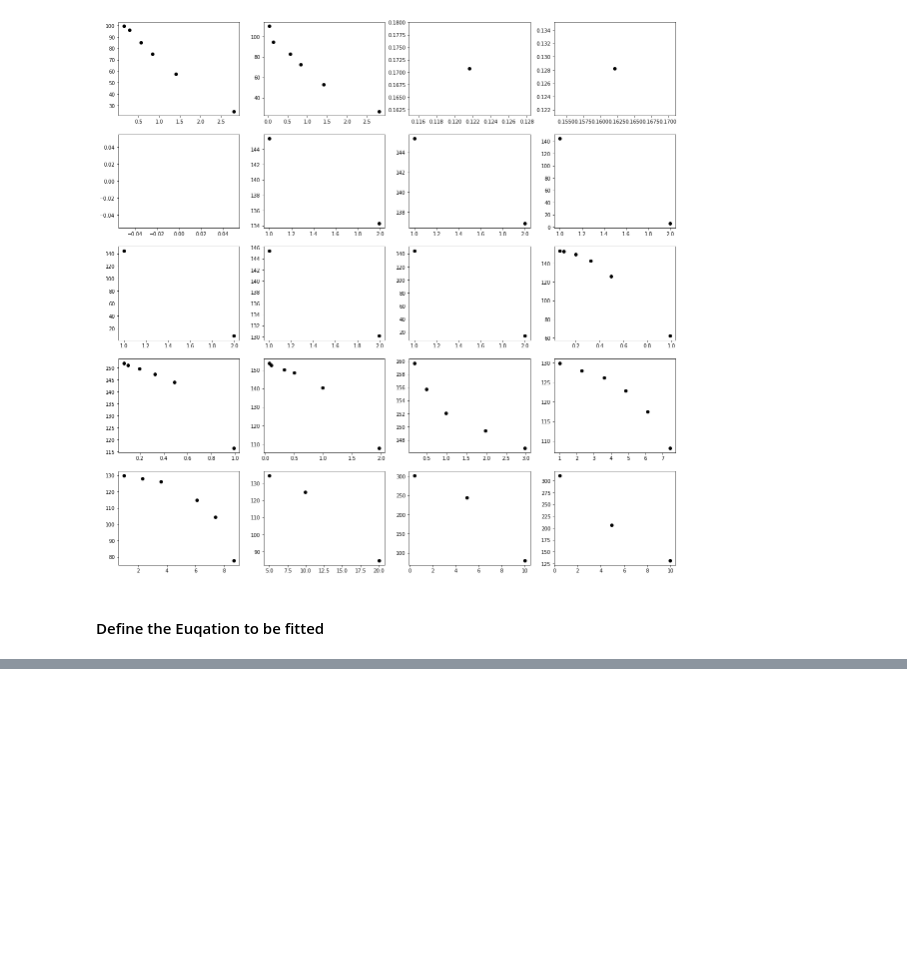
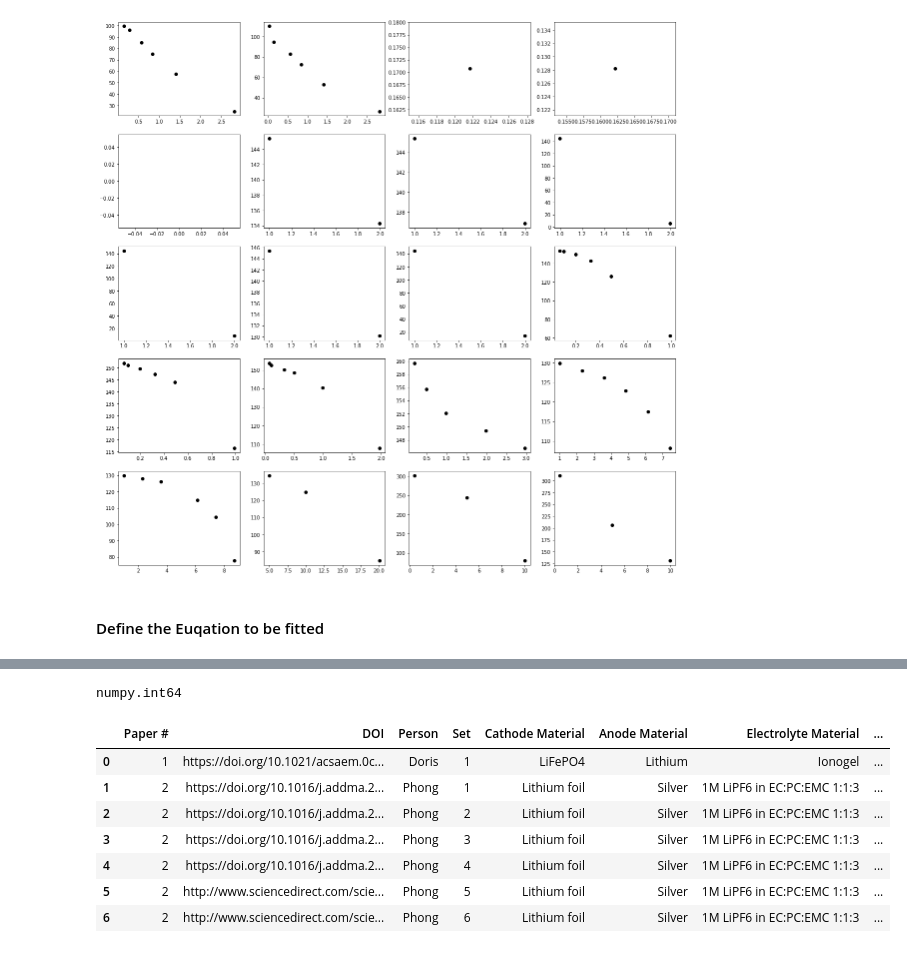
Before and after one commit to BatteryDesign/BatteryRateCap, a Jupyter notebook: Rate_Capacity_Fit.ipynb, the cells around one changed output, grey strips where cells are left out. Saved outputs shown, nothing was run; the diff lists cells and outputs as text; code cells hidden in the pictures; blank space fills up the shorter version.

```diff
--- a/Rate_Capacity_Fit.ipynb
+++ b/Rate_Capacity_Fit.ipynb
@@ -230,0 +281,17 @@ NameError: name 'geo_df' is not defined
+# %%
+type(geo_df['Paper #'].values[0])
+# %% [output]
+numpy.int64
+# %%
+mat_df= pd.read_excel('3D_Battery_Parameter_Log.xls', sheet_name='MaterialParameters')
+# %%
+mat_df.head(7)
+# %% [output]
+|  | Paper # | DOI | Person | Set | Cathode Material | Anode Material | Electrolyte Material | ... |
+| 0 | 1 | https://doi.org/10.1021/acsaem.0c... | Doris | 1 | LiFePO4 | Lithium | Ionogel | ... |
+| 1 | 2 | https://doi.org/10.1016/j.addma.2... | Phong | 1 | Lithium foil | Silver | 1M LiPF6 in EC:PC:EMC 1:1:3 | ... |
+| 2 | 2 | https://doi.org/10.1016/j.addma.2... | Phong | 2 | Lithium foil | Silver | 1M LiPF6 in EC:PC:EMC 1:1:3 | ... |
+| 3 | 2 | https://doi.org/10.1016/j.addma.2... | Phong | 3 | Lithium foil | Silver | 1M LiPF6 in EC:PC:EMC 1:1:3 | ... |
+| 4 | 2 | https://doi.org/10.1016/j.addma.2... | Phong | 4 | Lithium foil | Silver | 1M LiPF6 in EC:PC:EMC 1:1:3 | ... |
+| 5 | 2 | http://www.sciencedirect.com/scie... | Phong | 5 | Lithium foil | Silver | 1M LiPF6 in EC:PC:EMC 1:1:3 | ... |
+| 6 | 2 | http://www.sciencedirect.com/scie... | Phong | 6 | Lithium foil | Silver | 1M LiPF6 in EC:PC:EMC 1:1:3 | ... |
```
Also changed, not shown: parts of 20 cells of this notebook.
